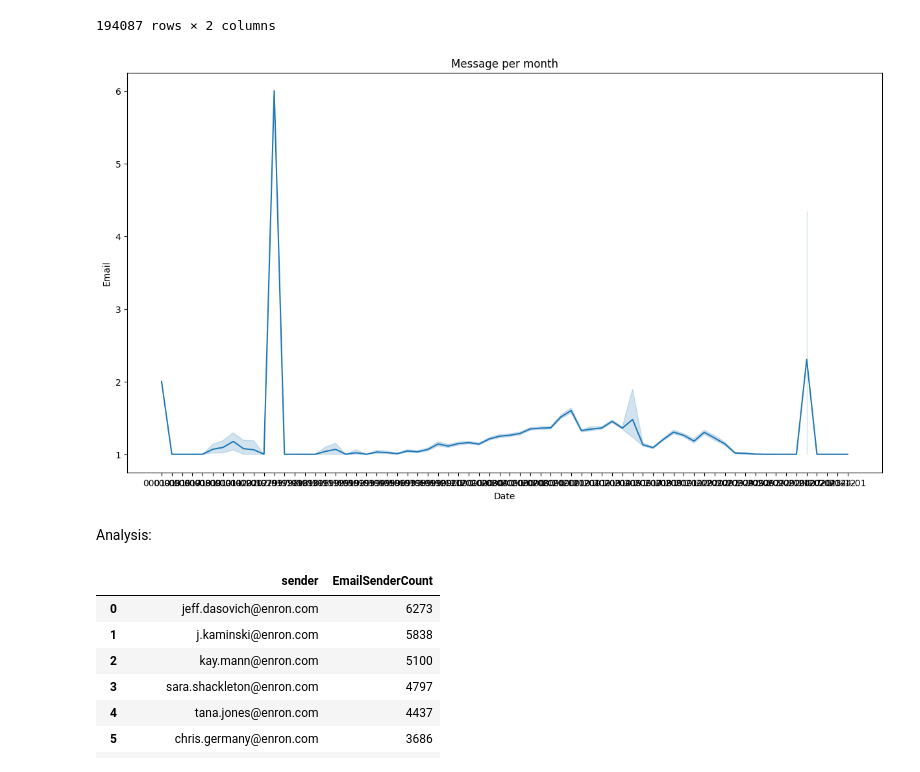
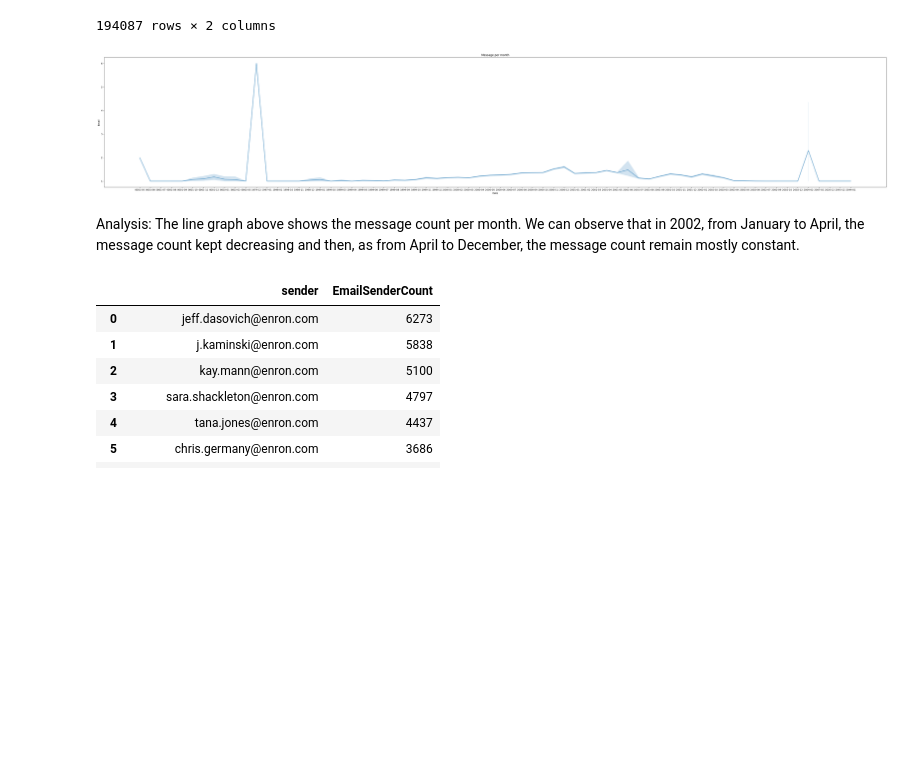
Before and after one commit to Sharrfaa/textsummariser, a Jupyter notebook: IBP_Assignment2.ipynb, the cells around one changed output. Drawn from its saved outputs; the diff is of its cells as text; code cells hidden in the pictures; blank space fills up the shorter version.

```diff
--- a/IBP_Assignment2.ipynb
+++ b/IBP_Assignment2.ipynb
@@ -321,14 +272,14 @@ messagepermonth_dataframe
 # %%
 #plotting graph using subplots() and lineplot()
 
-fig = plt.subplots(figsize=(15,8))
+graph3 = plt.subplots(figsize=(60,10))
 sns.lineplot(x="Date", y="Email" ,data= messagepermonth_dataframe)
 plt.title('Message per month')
 plt.show()
 # %% [output]
-[figure, old version]
+[figure, new version]
-# %% [markdown]
-Analysis:
+# %% [markdown]
+Analysis: The line graph above shows the message count per month. We can observe that in 2002, from January to April, the message count kept decreasing and then, as from April to December, the message count remain mostly constant.
 # %%
 # writing sql query to count top sender using count()
 
```
Also changed, not shown: parts of 28 cells of this notebook.
